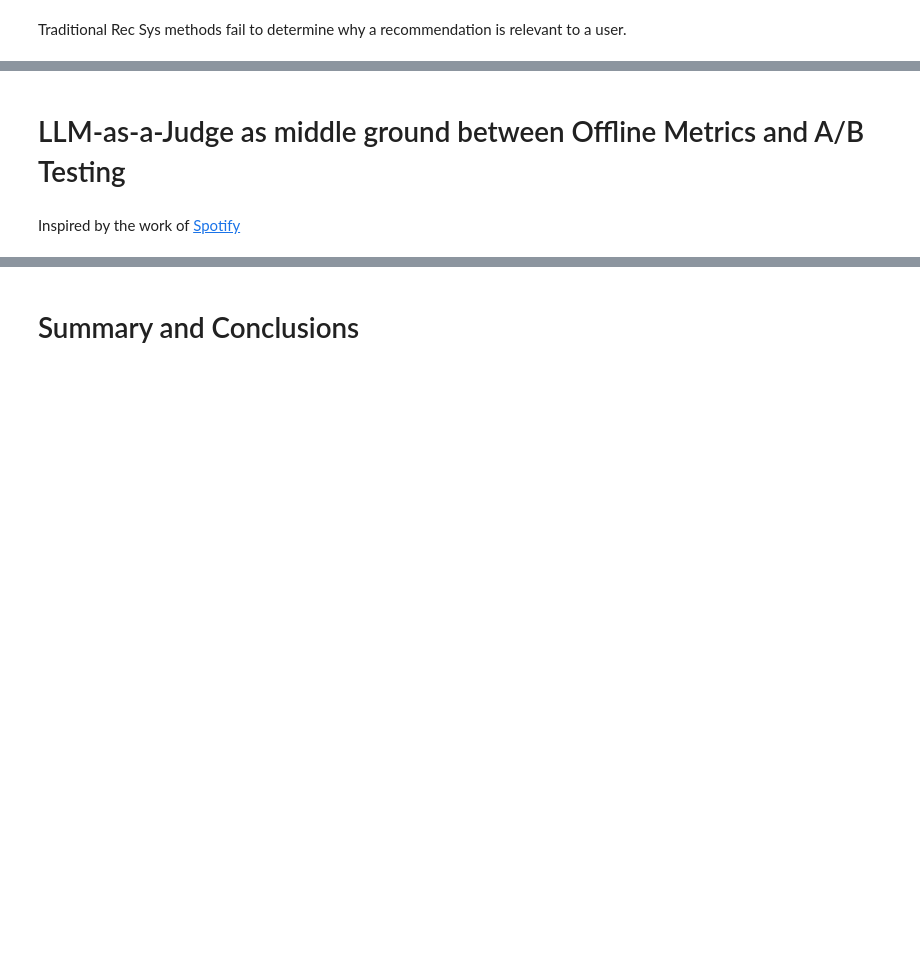
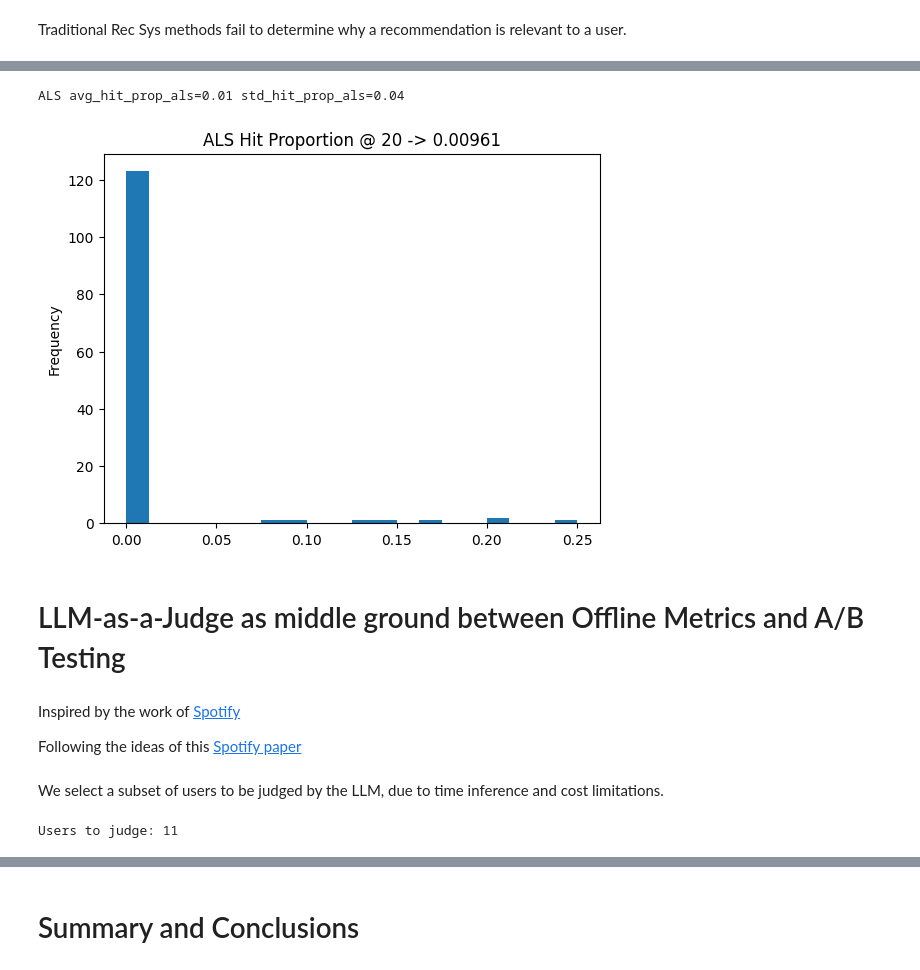
Before and after one commit to jeremy-jmc/kaggle-bigquery-hackaton-2025, a Jupyter notebook: deliverable.ipynb, the cells around one changed output, grey strips where cells are left out. Cells and saved outputs as stored; diff of their text form; code cells hidden in the pictures; blank space fills up the shorter version.

```diff
--- a/deliverable.ipynb
+++ b/deliverable.ipynb
@@ -898,0 +899,15 @@ We could then reduce the search space of the vector search query using business
+# %%
+user_queries = client.query_and_wait(f"""
+SELECT user_id, recipes_to_exclude, text_embedding FROM `{PROJECT_ID}.{USERS_PROFILES_TABLE}`
+""").to_dataframe()
+user_queries['len'] = user_queries['text_embedding'].apply(len)
+print(f"{user_queries['len'].value_counts()=}")
+
+df_recipe_profiles = client.query_and_wait(f"""
+  SELECT recipe_id, recipe_profile_text, text_embedding FROM `{PROJECT_ID}.{RECIPES_PROFILES_TABLE}`
+""").to_dataframe()
+df_recipe_profiles['len'] = df_recipe_profiles['text_embedding'].apply(len)
+print(f"{df_recipe_profiles['len'].value_counts()=}")
+
+excluded_recipes = df_recipe_profiles[df_recipe_profiles['len'] == 0]['recipe_id'].tolist()
+print(f"Excluding {len(excluded_recipes)} recipes with empty embeddings")
@@ -913,4 +1072,48 @@ If we'd had a more reliable retriever (powered by any algorithm, heuristic or me
+# %%
+def get_recommendations(user_id: str, N: int = TOP_K, model = als_model):
+    if user_id not in user_ids.cat.categories:
+        raise ValueError(f"User ID {user_id} not found in training data.")
+
+    user_idx = int(user_ids.cat.categories.get_loc(user_id))
+    user_items = train_matrix.tocsr()[user_idx]
+
+    recs = model.recommend(
+        user_idx,
+        user_items,
+        N=N,
+        filter_already_liked_items=True,
+        recalculate_user=False
+    )
+
+    # recommended_recipes = [(recipe_map[i], score) for i, score in zip(*recs)]
+    recommended_recipes = [recipe_map[r_i] for r_i, score in zip(*recs)]
+    return recommended_recipes
+
+df_matches_als = (
+    df_valid_users.loc[lambda df: df['user_id'].isin(df_train_users['user_id'].values)]
+    .groupby('user_id', as_index=False)
+    .agg({'recipe_id': list})
+).rename(columns={'recipe_id': 'rec_gt'})
+df_matches_als['rec_gt'] = df_matches_als['rec_gt'].apply(lambda x: [v for v in x if v not in excluded_recipes])
+
+df_matches_als['als_recommendations'] = df_matches_als['user_id'].apply(get_recommendations)
+df_matches_als['hit_count'] = df_matches_als.apply(lambda row: sum(1 for r in row['rec_gt'] if r in row['als_recommendations']), axis=1)
+df_matches_als['hit_proportion'] = df_matches_als['hit_count'] / df_matches_als['rec_gt'].apply(len)
+
+avg_hit_prop_als = df_matches_als['hit_proportion'].mean()
+std_hit_prop_als = df_matches_als['hit_proportion'].std()
+
+print(f"ALS {avg_hit_prop_als=:.2f} {std_hit_prop_als=:.2f}")
+
+if PLOT:
+    df_matches_als['hit_proportion'].plot(kind='hist', bins=20, title=f'ALS Hit Proportion @ {TOP_K} -> {avg_hit_prop_als:.5f}')
+    plt.show()
+# %% [output]
+ALS avg_hit_prop_als=0.01 std_hit_prop_als=0.04
+[figure, added]
 # %% [markdown]
 # LLM-as-a-Judge as middle ground between Offline Metrics and A/B Testing
 # %% [markdown]
 Inspired by the work of [Spotify](https://arxiv.org/abs/2508.08777)
+
+Following the ideas of this [Spotify paper](https://dl.acm.org/doi/pdf/10.1145/3705328.3759305)
@@ -916,0 +1124,7 @@ Inspired by the work of [Spotify](https://arxiv.org/abs/2508.08777)
+# %% [markdown]
+We select a subset of users to be judged by the LLM, due to time inference and cost limitations.
+# %%
+users_to_judge = df_matches_vs.loc[lambda df : df['hit_proportion'] >= 0.1]['user_id'].values
+print("Users to judge:", len(users_to_judge))
+# %% [output]
+Users to judge: 11
```
Also changed, not shown: parts of 39 cells of this notebook, 1 other file.
